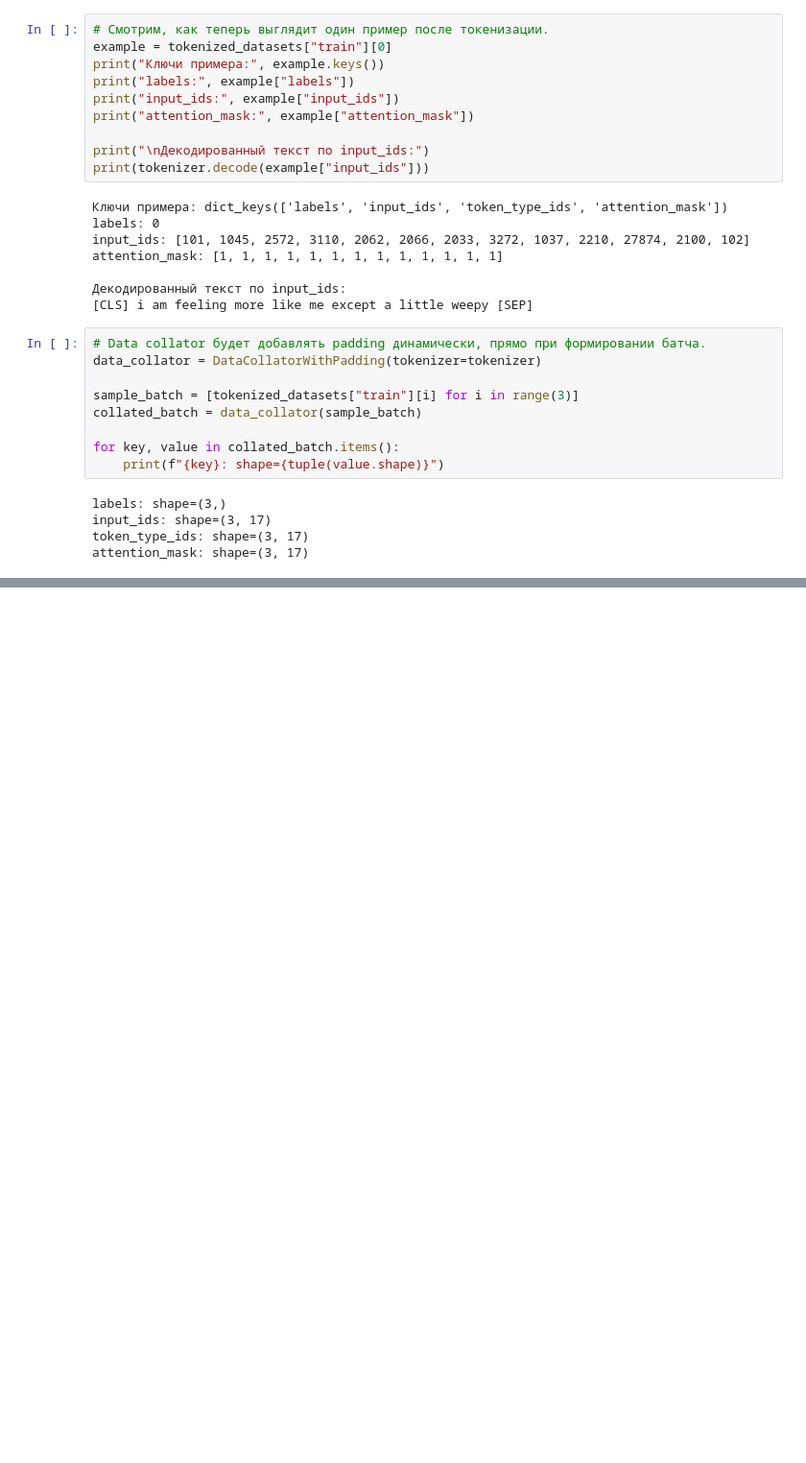
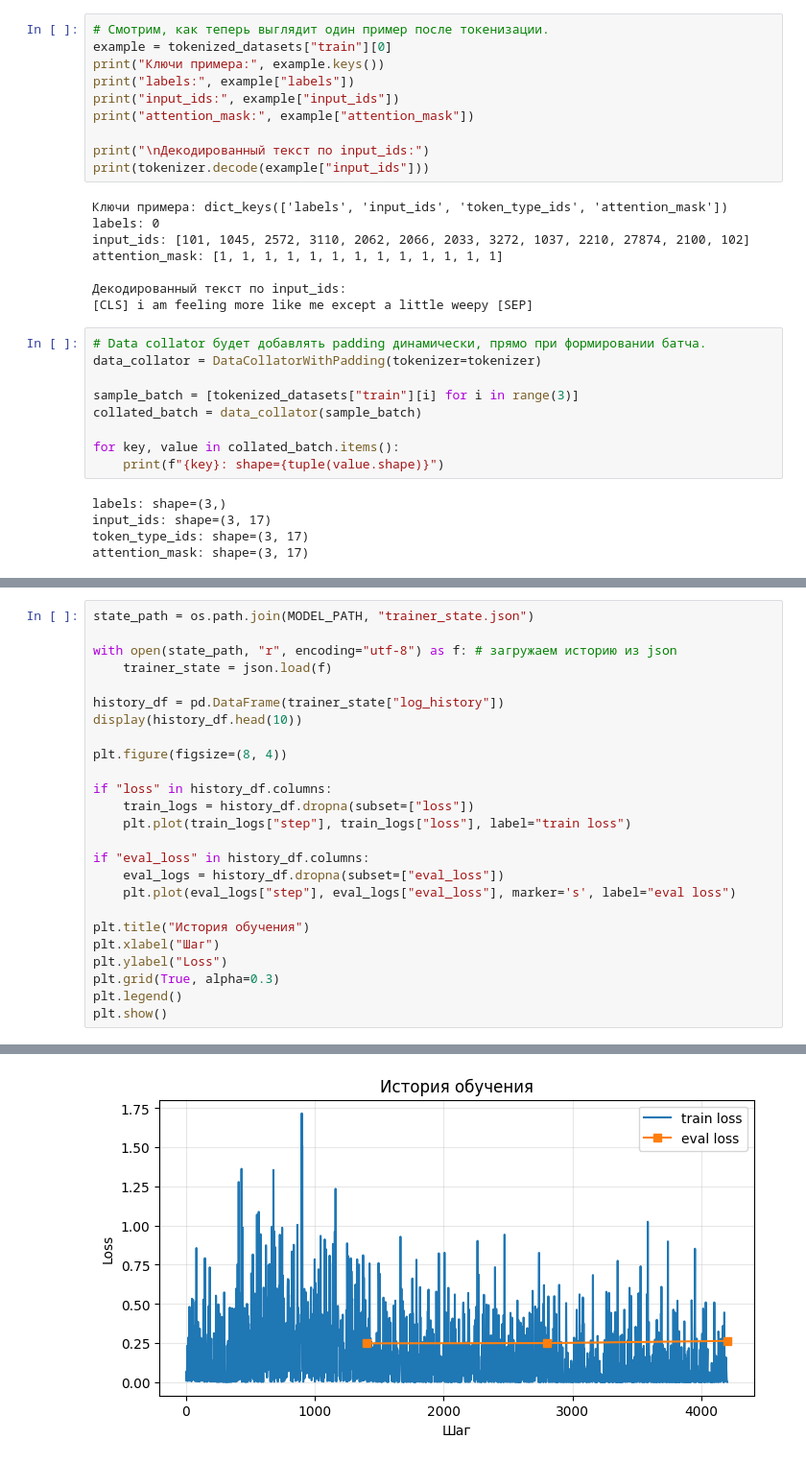
Before and after one commit to rodomanovt/ai-course, a Jupyter notebook: homeworks/HW13/HW13.ipynb, the cells around one changed output, grey strips where cells are left out. Shown at 96% size. Cells and saved outputs as stored; diff of their text form; blank space fills up the shorter version.

Commit message:
Do model finetuning

```diff
--- a/homeworks/HW13/HW13.ipynb
+++ b/homeworks/HW13/HW13.ipynb
@@ -475,0 +565,26 @@ attention_mask: shape=(3, 17)
+# %%
+state_path = os.path.join(MODEL_PATH, "trainer_state.json")
+
+with open(state_path, "r", encoding="utf-8") as f: # загружаем историю из json
+    trainer_state = json.load(f)
+
+history_df = pd.DataFrame(trainer_state["log_history"])
+display(history_df.head(10))
+
+plt.figure(figsize=(8, 4))
+
+if "loss" in history_df.columns:
+    train_logs = history_df.dropna(subset=["loss"])
+    plt.plot(train_logs["step"], train_logs["loss"], label="train loss")
+
+if "eval_loss" in history_df.columns:
+    eval_logs = history_df.dropna(subset=["eval_loss"])
+    plt.plot(eval_logs["step"], eval_logs["eval_loss"], marker='s', label="eval loss")
+
+plt.title("История обучения")
+plt.xlabel("Шаг")
+plt.ylabel("Loss")
+plt.grid(True, alpha=0.3)
+plt.legend()
+plt.show()
+# %% [output]
@@ -475,0 +602 @@ attention_mask: shape=(3, 17)
+[figure, added]
```
Also changed, not shown: parts of 9 cells of this notebook, 1 other file.
